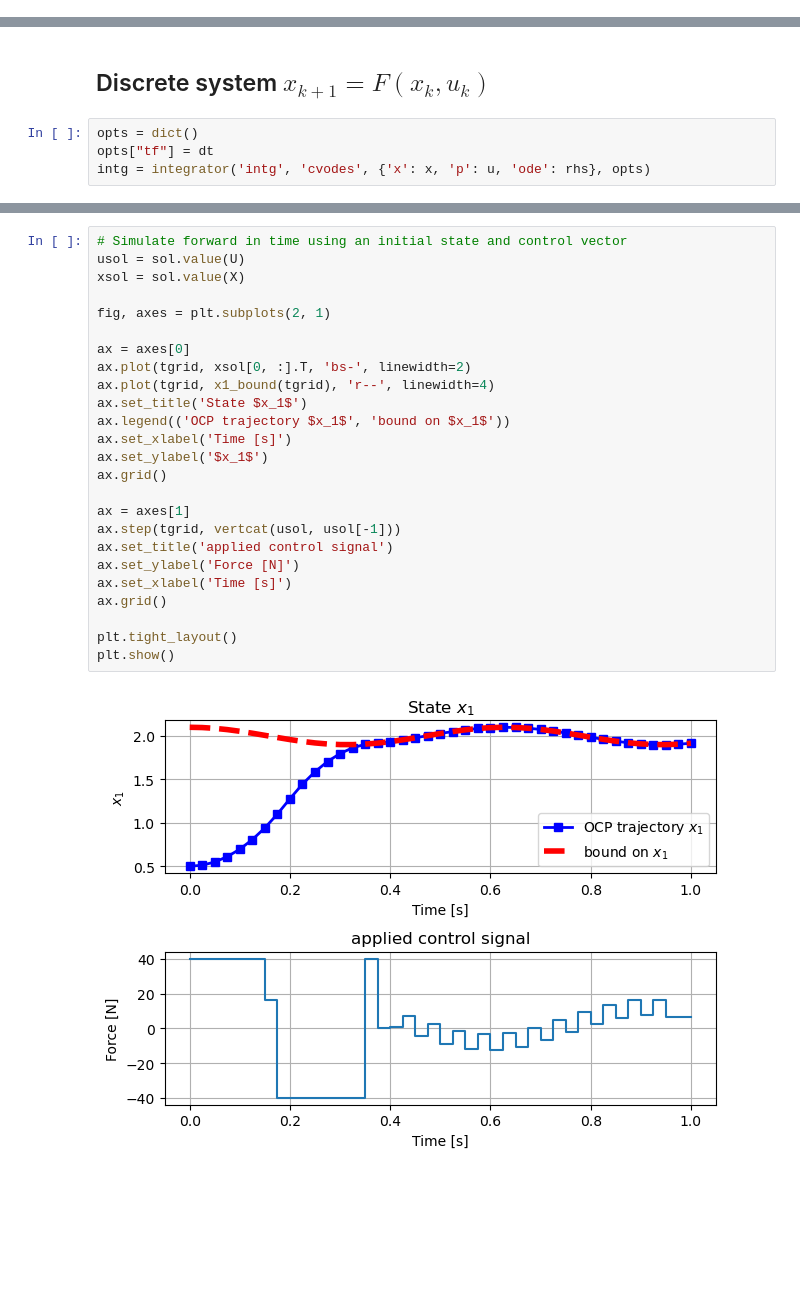
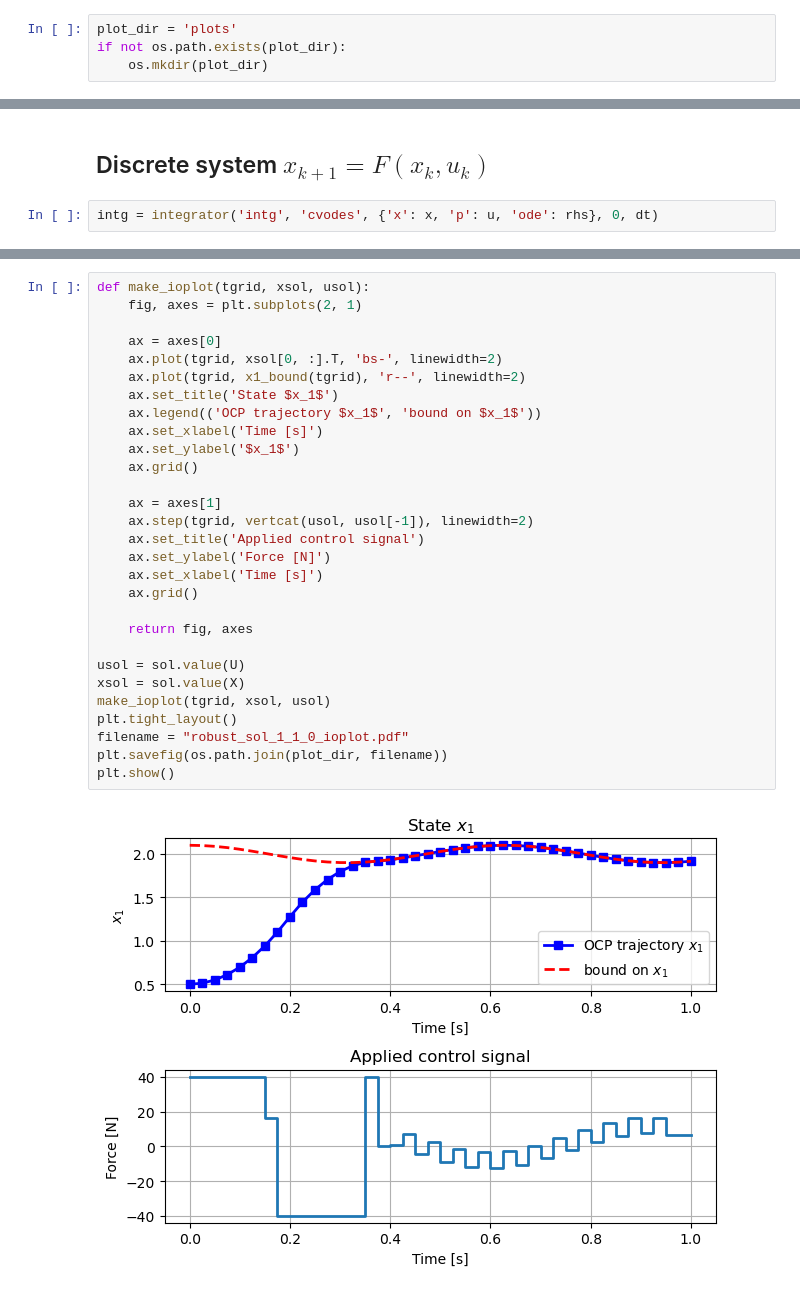
Before and after one commit to billtubbs/casadi-examples, a Jupyter notebook: 10-Robust-and-stochastic-optimal-control.ipynb, the cells around one changed output, grey strips where cells are left out. Cells and saved outputs as stored; diff of their text form; blank space fills up the shorter version.

```diff
--- a/10-Robust-and-stochastic-optimal-control.ipynb
+++ b/10-Robust-and-stochastic-optimal-control.ipynb
@@ -17,6 +17,10 @@ import casadi
 casadi.__version__
 # %% [output]
 '3.6.5'
+# %%
+plot_dir = 'plots'
+if not os.path.exists(plot_dir):
+    os.mkdir(plot_dir)
 # %%
 # Physical constants
 
@@ -42,6 +62,4 @@ x1_bound = lambda t: 2 + 0.1 * cos(10 * t)
 # %% [markdown]
 ## Discrete system $x_{k+1} = F(x_k,u_k)$
 # %%
-opts = dict()
-opts["tf"] = dt
-intg = integrator('intg', 'cvodes', {'x': x, 'p': u, 'ode': rhs}, opts)
+intg = integrator('intg', 'cvodes', {'x': x, 'p': u, 'ode': rhs}, 0, dt)
@@ -114,27 +136,31 @@ Number of nonzeros in Lagrangian Hessian.............:      241
 # %%
-# Simulate forward in time using an initial state and control vector
+def make_ioplot(tgrid, xsol, usol):
+    fig, axes = plt.subplots(2, 1)
+
+    ax = axes[0]
+    ax.plot(tgrid, xsol[0, :].T, 'bs-', linewidth=2)
+    ax.plot(tgrid, x1_bound(tgrid), 'r--', linewidth=2)
+    ax.set_title('State $x_1$')
+    ax.legend(('OCP trajectory $x_1$', 'bound on $x_1$'))
+    ax.set_xlabel('Time [s]')
+    ax.set_ylabel('$x_1$')
+    ax.grid()
+
+    ax = axes[1]
+    ax.step(tgrid, vertcat(usol, usol[-1]), linewidth=2)
+    ax.set_title('Applied control signal')
+    ax.set_ylabel('Force [N]')
+    ax.set_xlabel('Time [s]')
+    ax.grid()
+
+    return fig, axes
+
 usol = sol.value(U)
 xsol = sol.value(X)
-
-fig, axes = plt.subplots(2, 1)
-
-ax = axes[0]
-ax.plot(tgrid, xsol[0, :].T, 'bs-', linewidth=2)
-ax.plot(tgrid, x1_bound(tgrid), 'r--', linewidth=4)
-ax.set_title('State $x_1$')
-ax.legend(('OCP trajectory $x_1$', 'bound on $x_1$'))
-ax.set_xlabel('Time [s]')
-ax.set_ylabel('$x_1$')
-ax.grid()
-
-ax = axes[1]
-ax.step(tgrid, vertcat(usol, usol[-1]))
-ax.set_title('applied control signal')
-ax.set_ylabel('Force [N]')
-ax.set_xlabel('Time [s]')
-ax.grid()
-
+make_ioplot(tgrid, xsol, usol)
 plt.tight_layout()
+filename = "robust_sol_1_1_0_ioplot.pdf"
+plt.savefig(os.path.join(plot_dir, filename))
 plt.show()
 # %% [output]
-[figure, old version]
+[figure, new version]
```
Also changed, not shown: parts of 26 cells of this notebook.
